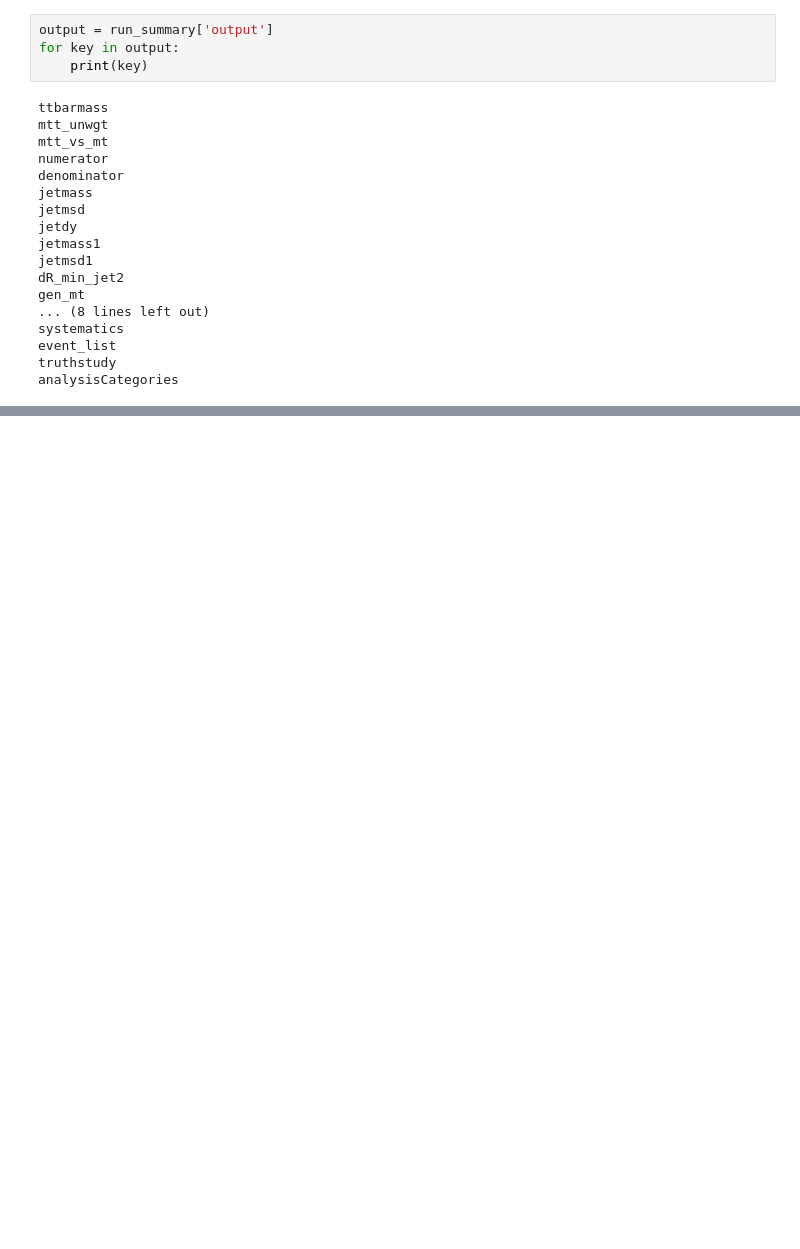
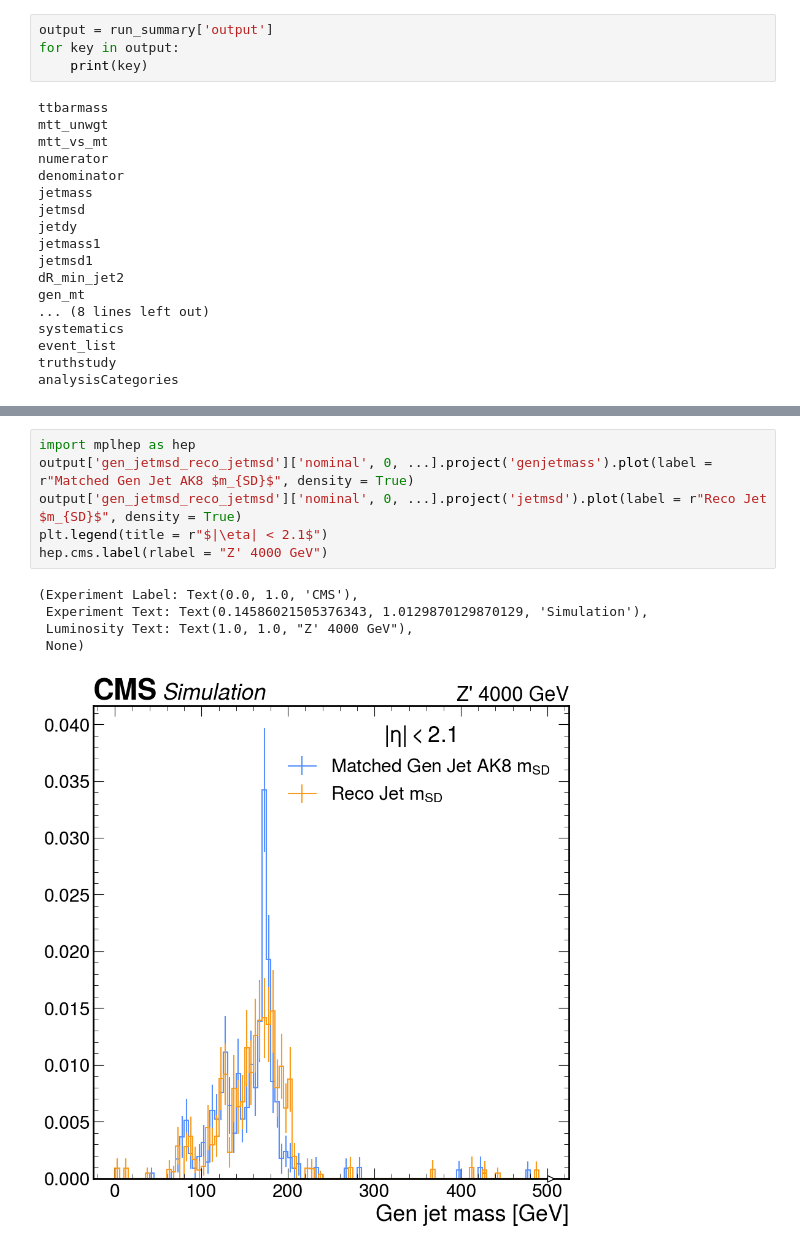
Before and after one commit to hayfasfar/TTbarHadronicSkimmer, a Jupyter notebook: ttbaranalysis.ipynb, the cells around one changed output, grey strips where cells are left out. Drawn from its saved outputs; the diff is of its cells as text; blank space fills up the shorter version.

```diff
--- a/ttbaranalysis.ipynb
+++ b/ttbaranalysis.ipynb
@@ -676,0 +674,12 @@ plt.legend()
+# %%
+import mplhep as hep
+output['gen_jetmsd_reco_jetmsd']['nominal', 0, ...].project('genjetmass').plot(label = r"Matched Gen Jet AK8 $m_{SD}$", density = True)
+output['gen_jetmsd_reco_jetmsd']['nominal', 0, ...].project('jetmsd').plot(label = r"Reco Jet $m_{SD}$", density = True)
+plt.legend(title = r"$|\eta| < 2.1$")
+hep.cms.label(rlabel = "Z' 4000 GeV")
+# %% [output]
+(Experiment Label: Text(0.0, 1.0, 'CMS'),
+ Experiment Text: Text(0.14586021505376343, 1.0129870129870129, 'Simulation'),
+ Luminosity Text: Text(1.0, 1.0, "Z' 4000 GeV"),
+ None)
+[figure, added]
```
Also changed, not shown: parts of 8 cells of this notebook, 3 other files.
